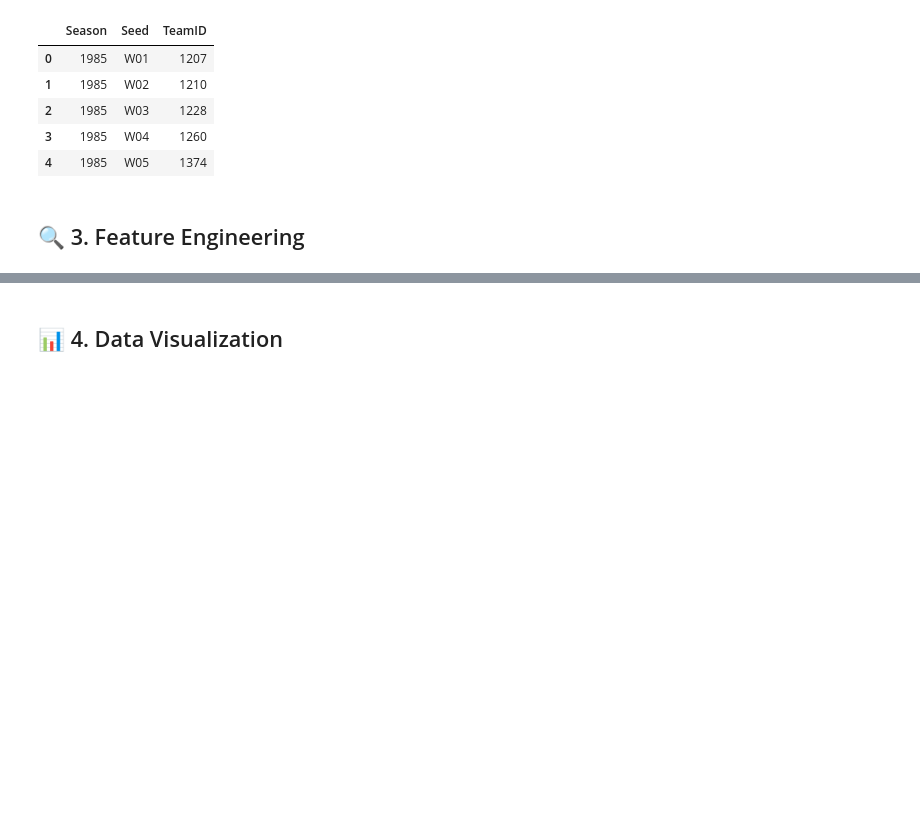
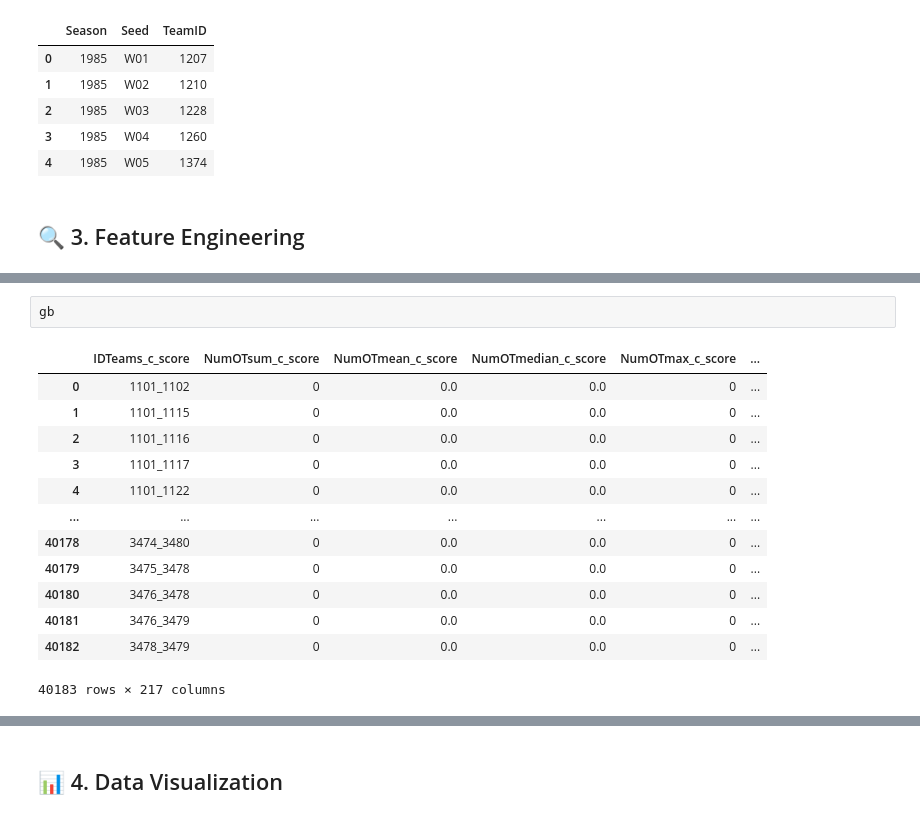
Before and after one commit to ljwvv666/March-Machine-Learning-Mania-2025, a Jupyter notebook: ncaa-basketball-predictions-with-xgboost.ipynb, the cells around one changed output, grey strips where cells are left out. Saved outputs shown, nothing was run; the diff lists cells and outputs as text; blank space fills up the shorter version.

```diff
--- a/ncaa-basketball-predictions-with-xgboost.ipynb
+++ b/ncaa-basketball-predictions-with-xgboost.ipynb
@@ -174,0 +214,16 @@ col = [c for c in games.columns if c not in ['ID', 'DayNum', 'ST', 'Team1', 'Tea
+# %%
+gb
+# %% [output]
+|  | IDTeams_c_score | NumOTsum_c_score | NumOTmean_c_score | NumOTmedian_c_score | NumOTmax_c_score | ... |
+| 0 | 1101_1102 | 0 | 0.0 | 0.0 | 0 | ... |
+| 1 | 1101_1115 | 0 | 0.0 | 0.0 | 0 | ... |
+| 2 | 1101_1116 | 0 | 0.0 | 0.0 | 0 | ... |
+| 3 | 1101_1117 | 0 | 0.0 | 0.0 | 0 | ... |
+| 4 | 1101_1122 | 0 | 0.0 | 0.0 | 0 | ... |
+| ... | ... | ... | ... | ... | ... | ... |
+| 40178 | 3474_3480 | 0 | 0.0 | 0.0 | 0 | ... |
+| 40179 | 3475_3478 | 0 | 0.0 | 0.0 | 0 | ... |
+| 40180 | 3476_3478 | 0 | 0.0 | 0.0 | 0 | ... |
+| 40181 | 3476_3479 | 0 | 0.0 | 0.0 | 0 | ... |
+| 40182 | 3478_3479 | 0 | 0.0 | 0.0 | 0 | ... |
+40183 rows × 217 columns
```
Also changed, not shown: parts of 12 cells of this notebook.
